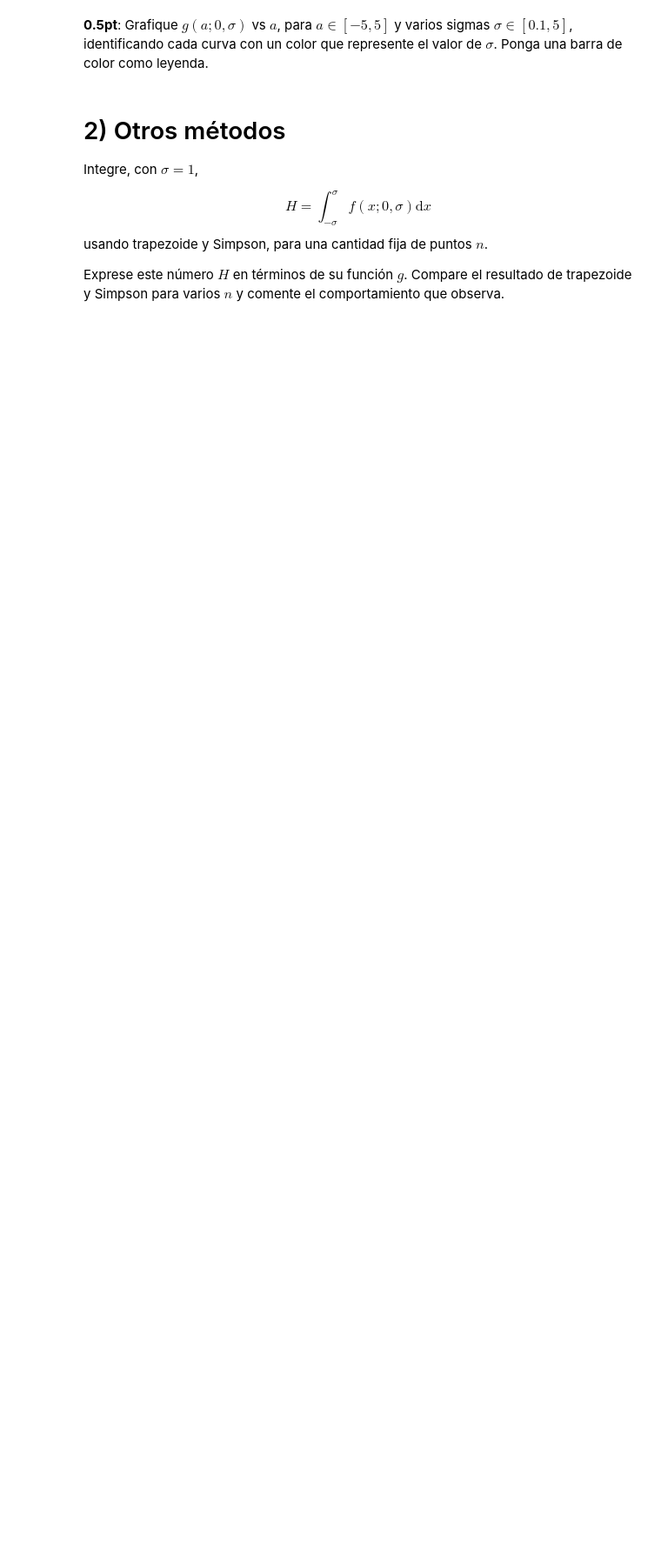
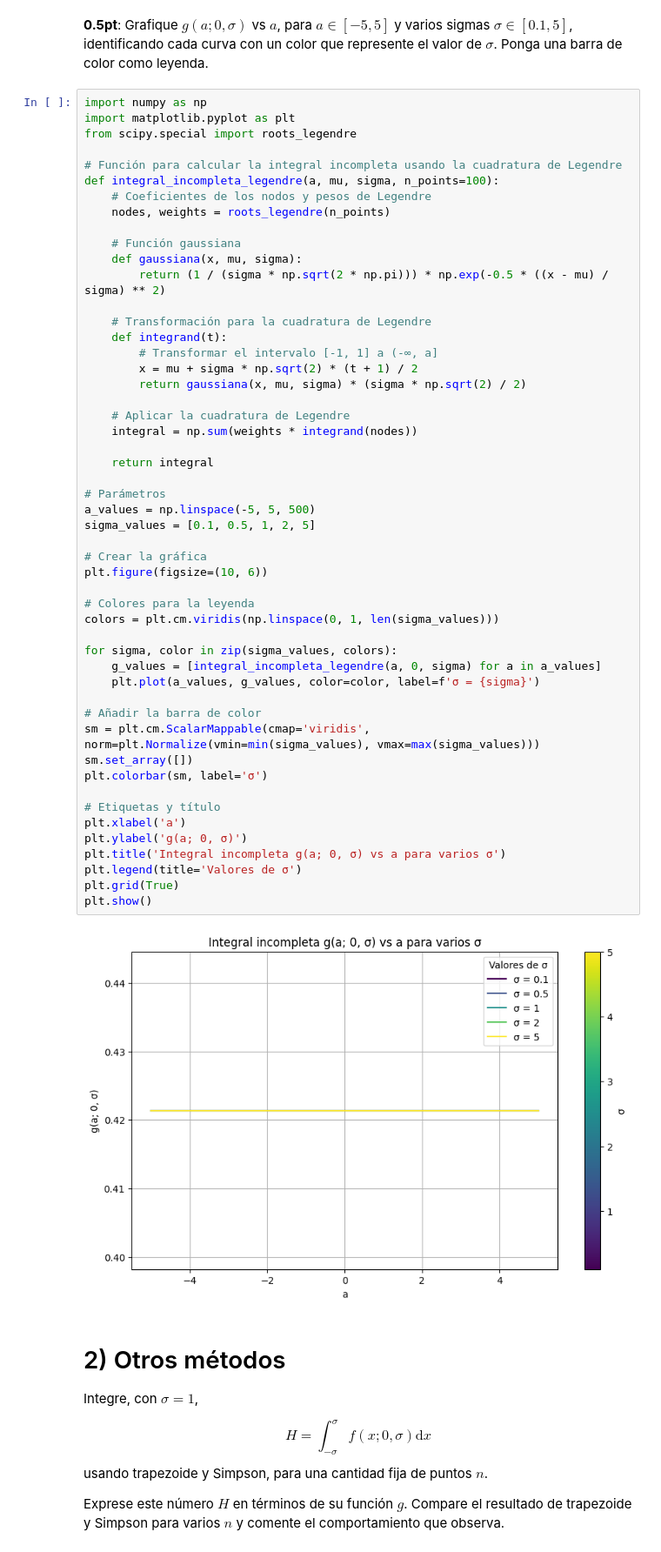
Before and after one commit to Jacofeldman/Metodos1_JacoboFeldman, a Jupyter notebook: Complementaria_06.ipynb, the cells around one changed output. Shown at 87% size. Cells and saved outputs as stored; diff of their text form; blank space fills up the shorter version.

```diff
--- a/Complementaria_06.ipynb
+++ b/Complementaria_06.ipynb
@@ -48,5 +84,58 @@ El valor de la integral incompleta es: 0.8053309318604691
 # %% [markdown]
 **0.5pt**: Grafique $g(a;0,\sigma)$ vs $a$, para $a\in[-5,5]$ y varios sigmas $\sigma\in[0.1,5]$, identificando cada curva con un color que represente el valor de $\sigma$. Ponga una barra de color como leyenda.
+# %%
+import numpy as np
+import matplotlib.pyplot as plt
+from scipy.special import roots_legendre
+
+# Función para calcular la integral incompleta usando la cuadratura de Legendre
+def integral_incompleta_legendre(a, mu, sigma, n_points=100):
+    # Coeficientes de los nodos y pesos de Legendre
+    nodes, weights = roots_legendre(n_points)
+
+    # Función gaussiana
+    def gaussiana(x, mu, sigma):
+        return (1 / (sigma * np.sqrt(2 * np.pi))) * np.exp(-0.5 * ((x - mu) / sigma) ** 2)
+
+    # Transformación para la cuadratura de Legendre
+    def integrand(t):
+        # Transformar el intervalo [-1, 1] a (-∞, a]
+        x = mu + sigma * np.sqrt(2) * (t + 1) / 2
+        return gaussiana(x, mu, sigma) * (sigma * np.sqrt(2) / 2)
+
+    # Aplicar la cuadratura de Legendre
+    integral = np.sum(weights * integrand(nodes))
+
+    return integral
+
+# Parámetros
+a_values = np.linspace(-5, 5, 500)
+sigma_values = [0.1, 0.5, 1, 2, 5]
+
+# Crear la gráfica
+plt.figure(figsize=(10, 6))
+
+# Colores para la leyenda
+colors = plt.cm.viridis(np.linspace(0, 1, len(sigma_values)))
+
+for sigma, color in zip(sigma_values, colors):
+    g_values = [integral_incompleta_legendre(a, 0, sigma) for a in a_values]
+    plt.plot(a_values, g_values, color=color, label=f'σ = {sigma}')
+
+# Añadir la barra de color
+sm = plt.cm.ScalarMappable(cmap='viridis', norm=plt.Normalize(vmin=min(sigma_values), vmax=max(sigma_values)))
+sm.set_array([])
+plt.colorbar(sm, label='σ')
+
+# Etiquetas y título
+plt.xlabel('a')
+plt.ylabel('g(a; 0, σ)')
+plt.title('Integral incompleta g(a; 0, σ) vs a para varios σ')
+plt.legend(title='Valores de σ')
+plt.grid(True)
+plt.show()
+# %% [output]
+[figure, added]
 # %% [markdown]
 # 2) Otros métodos
 
```
Also changed, not shown: parts of 3 cells of this notebook.
